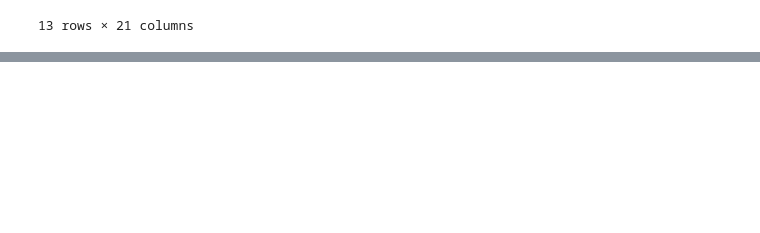
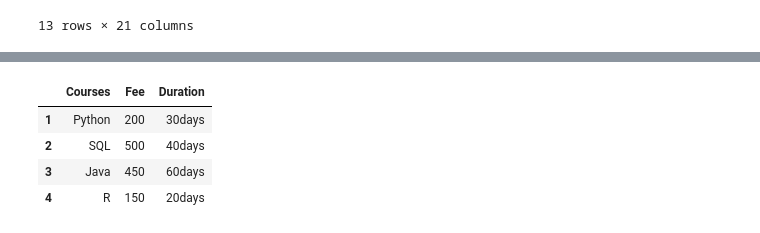
Before and after one commit to ola-smaha/Pandas-Assignment-1, a Jupyter notebook: Assignment 1.ipynb, the cells around one changed output, grey strips where cells are left out. Saved outputs shown, nothing was run; the diff lists cells and outputs as text; code cells hidden in the pictures; blank space fills up the shorter version.

```diff
--- a/Assignment 1.ipynb
+++ b/Assignment 1.ipynb
@@ -671,0 +678,6 @@ df.nsmallest(10,'bedrooms','all')
+# %%
+course = {'Courses':['Python','SQL','Java','R'],
+           'Fee':[200,500,450,150],
+           'Duration':['30days','40days','60days','20days']}
+df = pd.DataFrame.from_dict(course)
+df
@@ -671,0 +690,9 @@ df.nsmallest(10,'bedrooms','all')
+# %%
+df = pd.DataFrame(course, index = [1,2,3,4])
+df
+# %% [output]
+|  | Courses | Fee | Duration |
+| 1 | Python | 200 | 30days |
+| 2 | SQL | 500 | 40days |
+| 3 | Java | 450 | 60days |
+| 4 | R | 150 | 20days |
```
Also changed, not shown: parts of 5 cells of this notebook.
